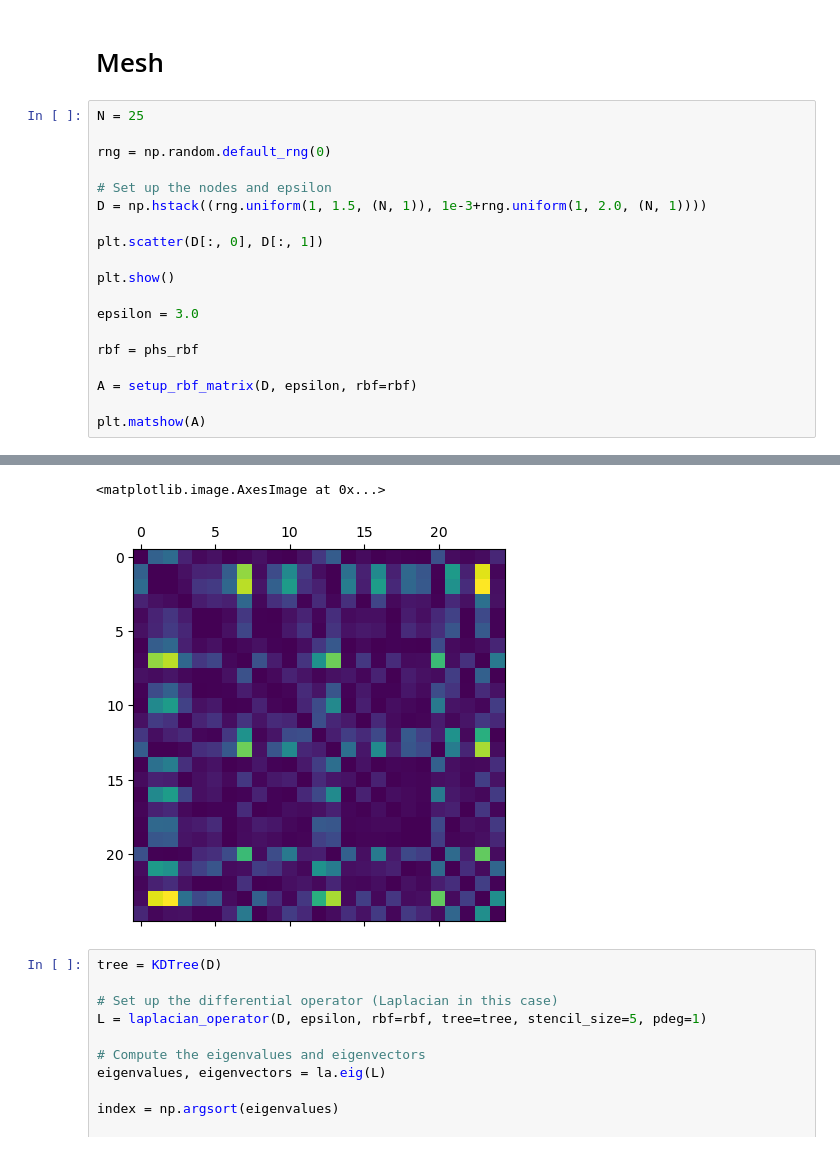
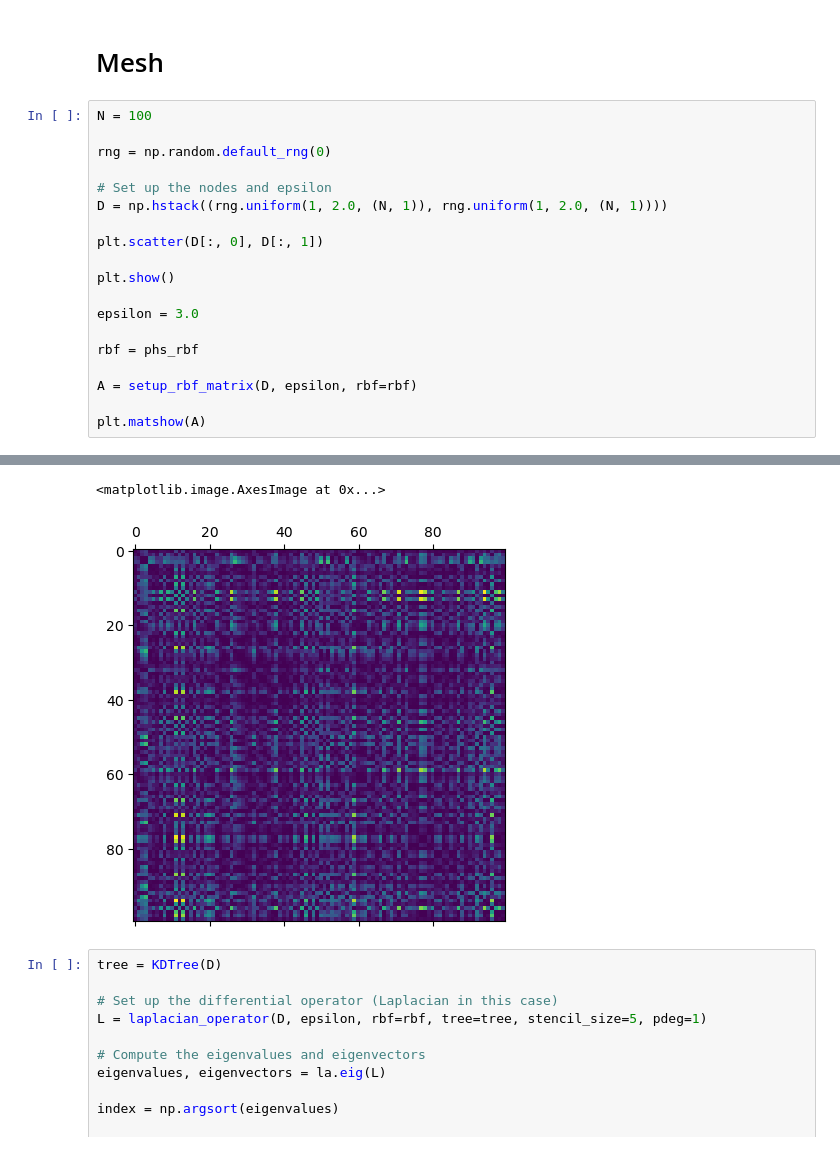
Before and after one commit to kvndhrty/RBF-FDax, a Jupyter notebook: notebooks/rbf_dev_2d.ipynb, the cells around one changed output, grey strips where cells are left out. Drawn from its saved outputs; the diff is of its cells as text.

```diff
--- a/notebooks/rbf_dev_2d.ipynb
+++ b/notebooks/rbf_dev_2d.ipynb
@@ -11,12 +9,12 @@ ModuleNotFoundError: No module named 'src'
 # %% [markdown]
 # Mesh
 # %%
-N = 25
+N = 100
 
 rng = np.random.default_rng(0)
 
 # Set up the nodes and epsilon
-D = np.hstack((rng.uniform(1, 1.5, (N, 1)), 1e-3+rng.uniform(1, 2.0, (N, 1))))
+D = np.hstack((rng.uniform(1, 2.0, (N, 1)), rng.uniform(1, 2.0, (N, 1))))
 
 plt.scatter(D[:, 0], D[:, 1])
 
@@ -34,5 +32,5 @@ plt.matshow(A)
 <matplotlib.image.AxesImage at 0x...>
-[figure, old version]
+[figure, new version]
 # %%
 tree = KDTree(D)
 
```
Also changed, not shown: parts of 9 cells of this notebook, 3 other files.
